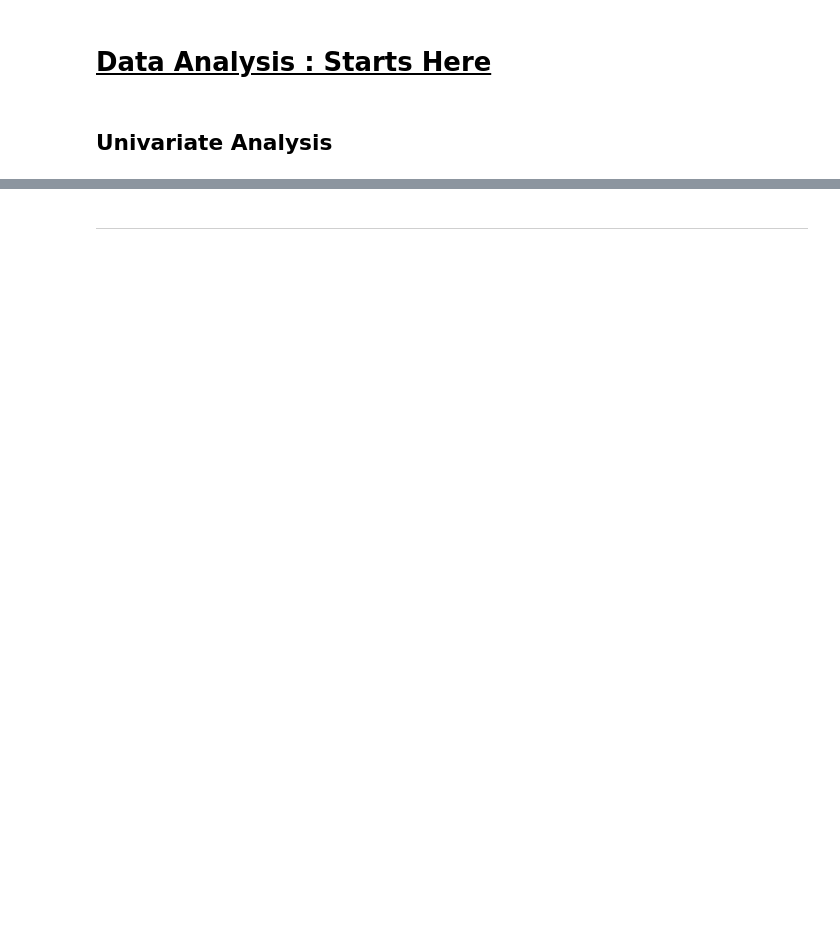
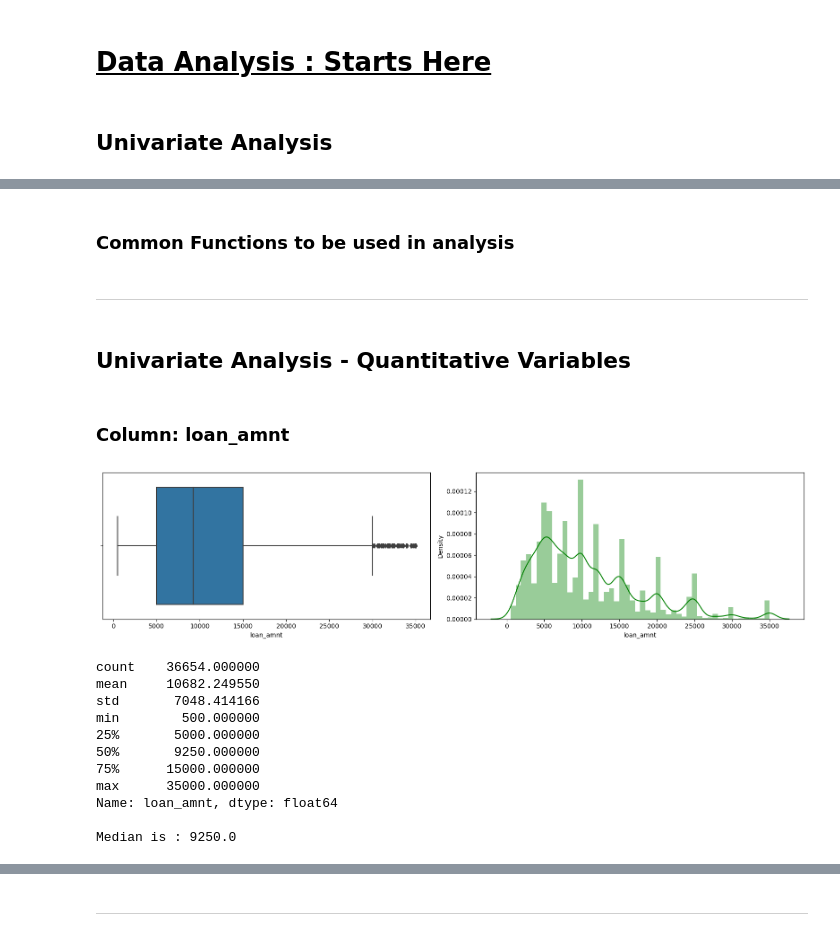
Before and after one commit to vikrampawar88/LendingClub-Case-Study, a Jupyter notebook: Vikram_Pawar.ipynb, the cells around one changed output, grey strips where cells are left out. Drawn from its saved outputs; the diff is of its cells as text; code cells hidden in the pictures; blank space fills up the shorter version.

Commit message:
Added Univariate Analysis for Quantative Variable

```diff
--- a/Vikram_Pawar.ipynb
+++ b/Vikram_Pawar.ipynb
@@ -601,7 +710,0 @@ Inputing emp\_length with mode which is 10\+ years would be wrong as we are assu
-# %%
-# Dropping rows with NAN emp_length
-print("Total rows before removing records with NULL emp_length : "+str(loan_data['emp_length'].shape[0]))
-
-loan_data = loan_data[loan_data['emp_length'].notna()]
-
-print("Total rows after removing records with NULL emp_length : "+str(loan_data['emp_length'].shape[0]))
@@ -611,12 +711,13 @@ Total rows after removing records with NULL emp_length : 37544
+# %%
+loan_data['emp_length'] = loan_data['emp_length'].fillna("-1 years")
 # %%
 # Converting emp_length as int, considering <1 years exp as 0, 1 year as 1, 2 year as 2 so on & 10+ years as 10
+loan_data['emp_length'] = loan_data['emp_length'].replace({'-1 years': -1, '< 1 year': 0, '2 years': 2, '3 years': 3,
+                                                         '7 years': 7, '4 years': 4, '5 years': 5,
+                                                         '1 year': 1, '6 years': 6, '8 years': 8,
+                                                         '9 years': 9,  '10+ years': 10})
 
-# This one gave warning "Try using .loc[row_indexer,col_indexer] = value instead" so used another way
-loan_data['emp_length'] = loan_data['emp_length'].str.replace('< 1 year', '0')
-loan_data.loc[loan_data['emp_length'] == '< 1 year', 'emp_length'] = '0'
-
-loan_data['emp_length'] = loan_data['emp_length'].str.extract(r'(\d+)').astype(int)
-loan_data['emp_length'].value_counts(dropna=False)
+print(loan_data['emp_length'].value_counts(dropna=False))
 
 print("")
 
@@ -888,0 +1004,43 @@ None
+# %% [markdown]
+### Common Functions to be used in analysis
+# %%
+# Function to plot density histogram & Box Plot for column for Univariate Analysis of Quantative Variables
+def univariate_quantvar_analysis(column):
+
+    fig, p = plt.subplots(1,2, figsize=(16, 4))
+    sns.boxplot(x=column, data=loan_data, ax=p[0])
+    sns.distplot(loan_data.loc[loan_data[column].notnull(), column], kde=True, hist=True, ax=p[1], color='green')
+    p[0].set_xlabel(column)
+    p[1].set_xlabel(column)
+    plt.tight_layout()
+    plt.show()
+    print()
+    print(loan_data[column].describe())
+    print()
+    print("Median is : "+str(loan_data[column].median()))
+
+# Function to bar chart for Univariate Analysis of Categorical Variables
+def univariate_catvar_analysis(column):
+    loan_data[column].value_counts().plot.bar()
+    plt.show()
+# %% [markdown]
+-----
+# %% [markdown]
+## Univariate Analysis - Quantitative Variables
+# %% [markdown]
+### Column: loan_amnt
+# %%
+univariate_quantvar_analysis('loan_amnt')
+# %% [output]
+[figure, added]
+count    36654.000000
+mean     10682.249550
+std       7048.414166
+min        500.000000
+25%       5000.000000
+50%       9250.000000
+75%      15000.000000
+max      35000.000000
+Name: loan_amnt, dtype: float64
+
+Median is : 9250.0
```
Also changed, not shown: parts of 89 cells of this notebook, 2 other files.
